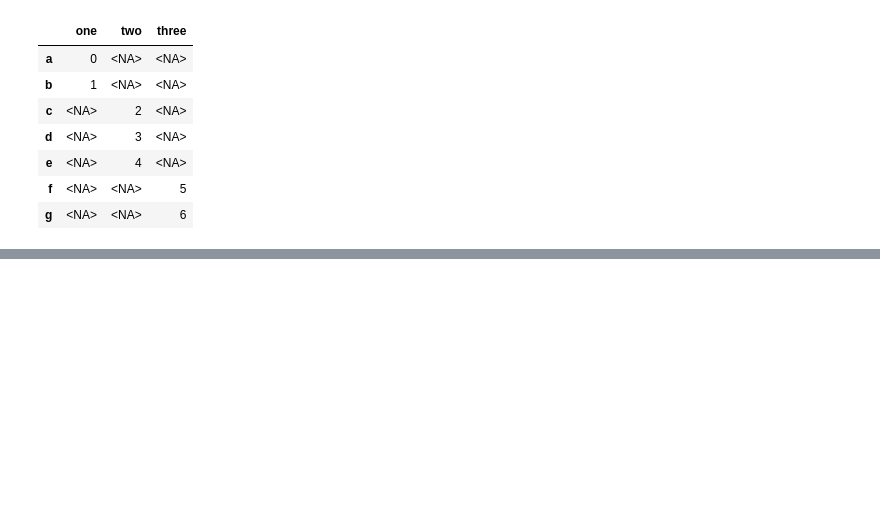
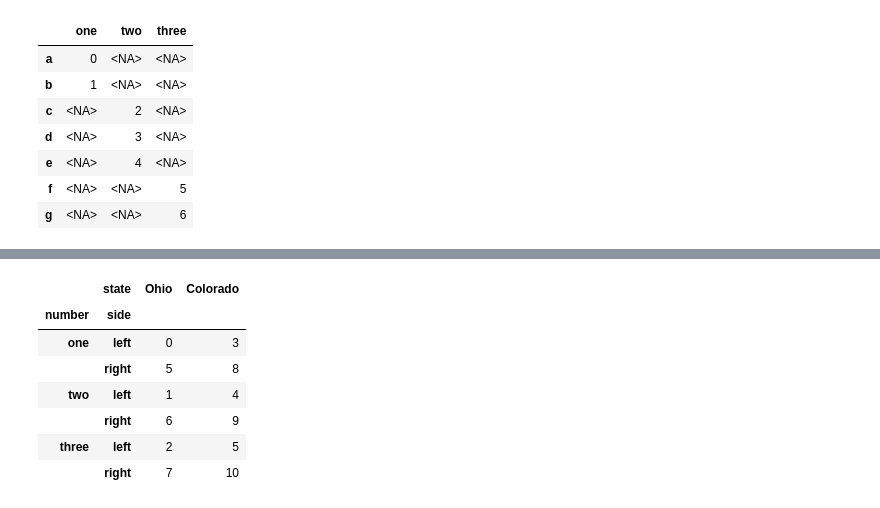
Before and after one commit to yigangzhang/pydata-book, a Jupyter notebook: ch08.ipynb, the cells around one changed output, grey strips where cells are left out. Cells and saved outputs as stored; diff of their text form; code cells hidden in the pictures; blank space fills up the shorter version.

```diff
--- a/ch08.ipynb
+++ b/ch08.ipynb
@@ -864,3 +1090,14 @@ df.unstack(level="state").stack(level="side")
+# %%
+df.unstack(level="state").stack(level="side", future_stack=True)
+# %% [output]
+|  | state | Ohio | Colorado |
+| number | side |  |  |
+| one | left | 0 | 3 |
+|  | right | 5 | 8 |
+| two | left | 1 | 4 |
+|  | right | 6 | 9 |
+| three | left | 2 | 5 |
+|  | right | 7 | 10 |
 # %%
 data = pd.read_csv("examples/macrodata.csv")
 data = data.loc[:, ["year", "quarter", "realgdp", "infl", "unemp"]]
```
Also changed, not shown: parts of 34 cells of this notebook.
